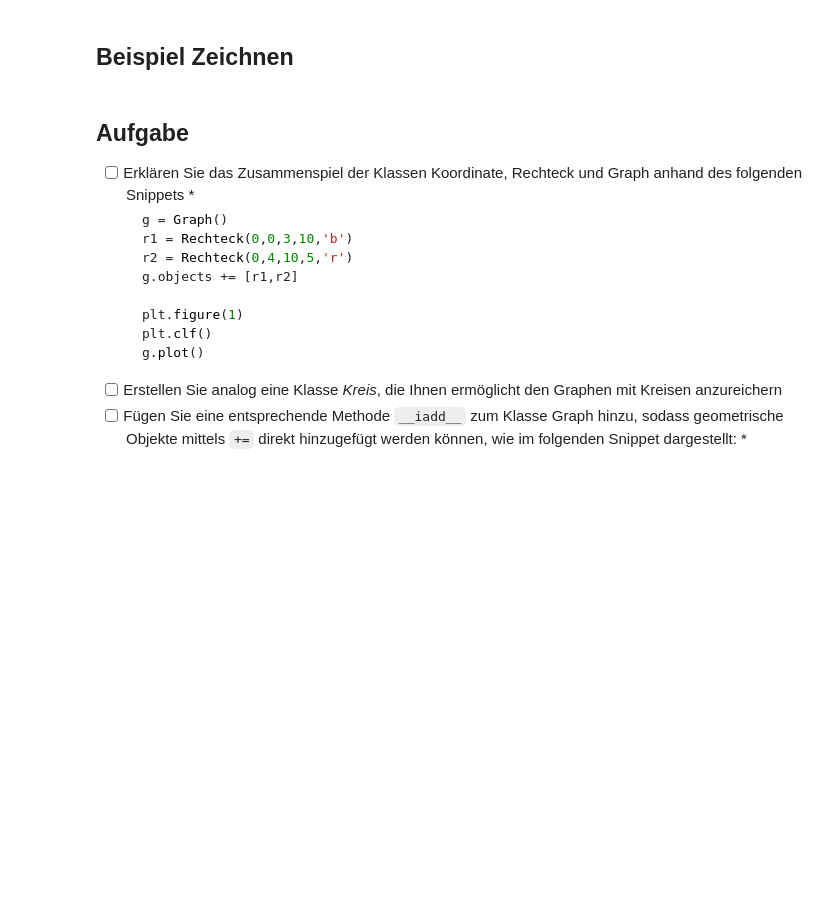
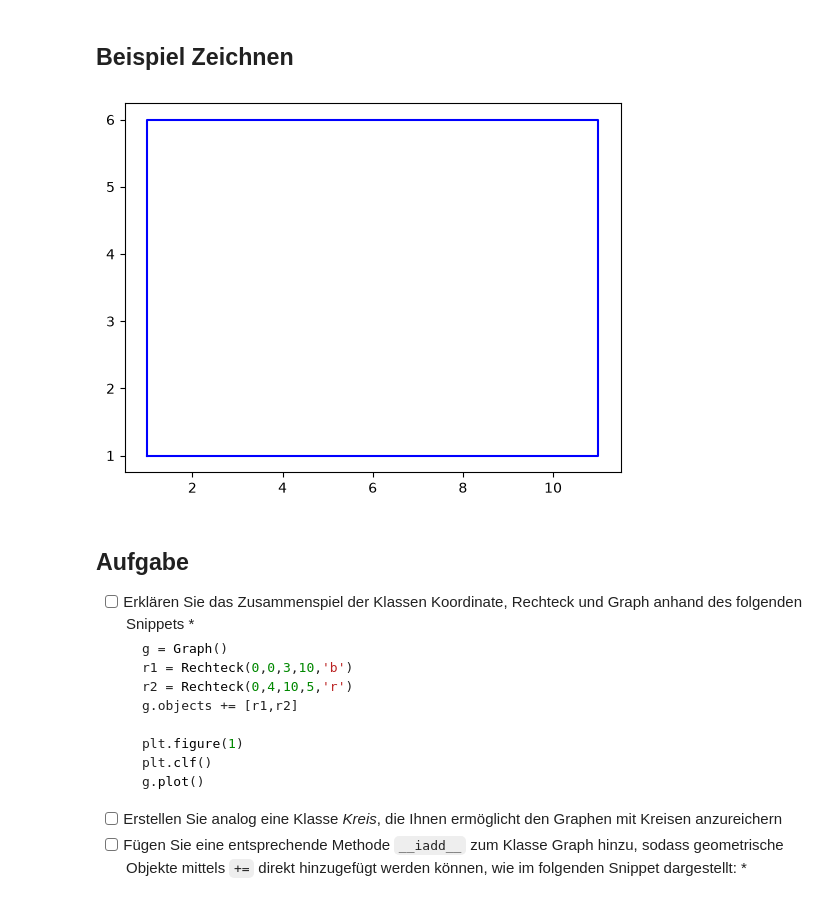
Before and after one commit to geofynn/SOM, a Jupyter notebook: Python Einführung/04_0_OOP-mitEingaben.ipynb, the cells around one changed output. Saved outputs shown, nothing was run; the diff lists cells and outputs as text; code cells hidden in the pictures; blank space fills up the shorter version.

```diff
--- a/Python Einführung/04_0_OOP-mitEingaben.ipynb
+++ b/Python Einführung/04_0_OOP-mitEingaben.ipynb
@@ -338,34 +338,38 @@ class Rechteck(object):
   def __init__(self,x,y,a,b,color='b'):
     self.origin = Koordinate(x,y)
     self.a = a
     self.b = b
     self.color = color
     self.path = dict()
     self.update_plot_path()
 
   def update_plot_path(self):
     x0 = self.origin.x
     y0 = self.origin.y
     self.path['x'] = [x0, x0+self.a, x0+self.a, x0, x0]
     self.path['y'] = [y0, y0, y0+self.b, y0+self.b, y0]
 
   def verschiebe(self,dx,dy):
     self.origin.verschiebe_position(dx,dy)
 
   def plot(self,fig_no=1):
     fig = plt.figure(fig_no)
     plt.plot(self.path['x'],self.path['y'],'-',color=self.color)
-
 class Graph(object):
 
   def __init__(self):
     self.objects =list()
 
   def plot(self, fig_no=1):
     fig = plt.figure(fig_no)
     plt.clf()
     for item in self.objects:
       item.plot(fig_no)
+
+eck = Rechteck(1, 1, 10, 5)
+eck.plot()
+# %% [output]
+[figure, added]
 # %% [markdown]
 ## Aufgabe
 
```
Also changed, not shown: parts of 1 cell of this notebook, 1 other file.
